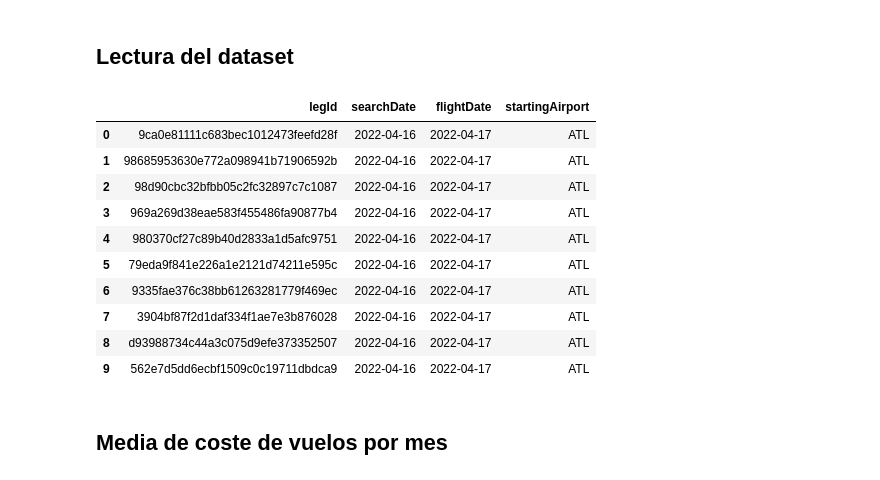
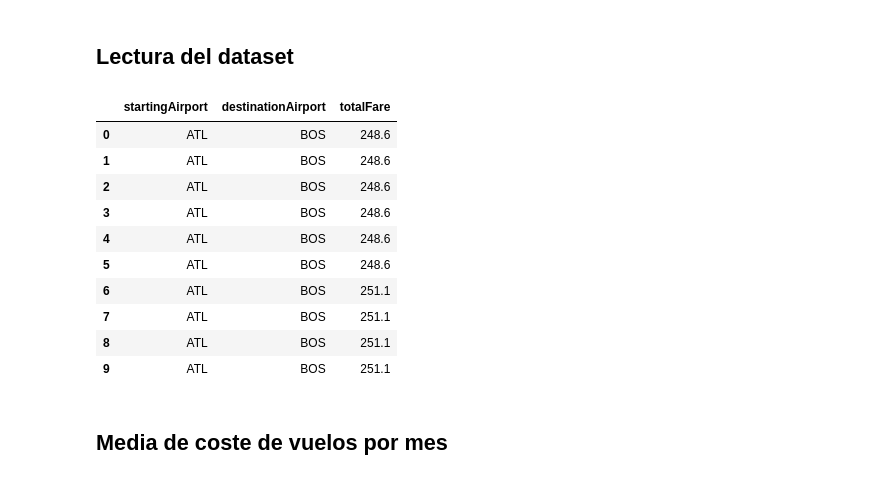
Before and after one commit to PRegi6/Min, a Jupyter notebook: ProyectoMIN.ipynb, the cells around one changed output. Cells and saved outputs as stored; diff of their text form; code cells hidden in the pictures.

```diff
--- a/ProyectoMIN.ipynb
+++ b/ProyectoMIN.ipynb
@@ -48,29 +48,32 @@ data.to_csv(path + finalFile,index=False)
 # %%
 split = lambda x: x.split("||")
 
 columnsSelected = [
-    'legId', 'searchDate',
-    'flightDate', 'startingAirport',
-    #'destinationAirport', 'travelDuration',
-    #'isBasicEconomy', 'totalFare',
+    #'legId', 'searchDate',
+    #'flightDate',
+    'startingAirport',
+    'destinationAirport',
+    # 'travelDuration',
+    #'isBasicEconomy',
+    'totalFare',
     #'seatsRemaining', 'totalTravelDistance',
     #'segmentsAirlineName', 'segmentsAirlineCode'
     ]
 
-data = pd.read_csv(path + file,decimal='.',usecols=columnsSelected, parse_dates=['searchDate','flightDate'],)# converters={'segmentsAirlineName':split, 'segmentsAirlineCode':split})
+data = pd.read_csv(path + file,decimal='.',usecols=columnsSelected,)# parse_dates=['searchDate','flightDate'],)# converters={'segmentsAirlineName':split, 'segmentsAirlineCode':split})
 data[:10]
 # %% [output]
-|  | legId | searchDate | flightDate | startingAirport |
-| 0 | 9ca0e81111c683bec1012473feefd28f | 2022-04-16 | 2022-04-17 | ATL |
-| 1 | 98685953630e772a098941b71906592b | 2022-04-16 | 2022-04-17 | ATL |
-| 2 | 98d90cbc32bfbb05c2fc32897c7c1087 | 2022-04-16 | 2022-04-17 | ATL |
-| 3 | 969a269d38eae583f455486fa90877b4 | 2022-04-16 | 2022-04-17 | ATL |
-| 4 | 980370cf27c89b40d2833a1d5afc9751 | 2022-04-16 | 2022-04-17 | ATL |
-| 5 | 79eda9f841e226a1e2121d74211e595c | 2022-04-16 | 2022-04-17 | ATL |
-| 6 | 9335fae376c38bb61263281779f469ec | 2022-04-16 | 2022-04-17 | ATL |
-| 7 | 3904bf87f2d1daf334f1ae7e3b876028 | 2022-04-16 | 2022-04-17 | ATL |
-| 8 | d93988734c44a3c075d9efe373352507 | 2022-04-16 | 2022-04-17 | ATL |
-| 9 | 562e7d5dd6ecbf1509c0c19711dbdca9 | 2022-04-16 | 2022-04-17 | ATL |
+|  | startingAirport | destinationAirport | totalFare |
+| 0 | ATL | BOS | 248.6 |
+| 1 | ATL | BOS | 248.6 |
+| 2 | ATL | BOS | 248.6 |
+| 3 | ATL | BOS | 248.6 |
+| 4 | ATL | BOS | 248.6 |
+| 5 | ATL | BOS | 248.6 |
+| 6 | ATL | BOS | 251.1 |
+| 7 | ATL | BOS | 251.1 |
+| 8 | ATL | BOS | 251.1 |
+| 9 | ATL | BOS | 251.1 |
 # %% [markdown]
 ## Media de coste de vuelos por mes
 # %%
```
Also changed, not shown: parts of 6 cells of this notebook.
